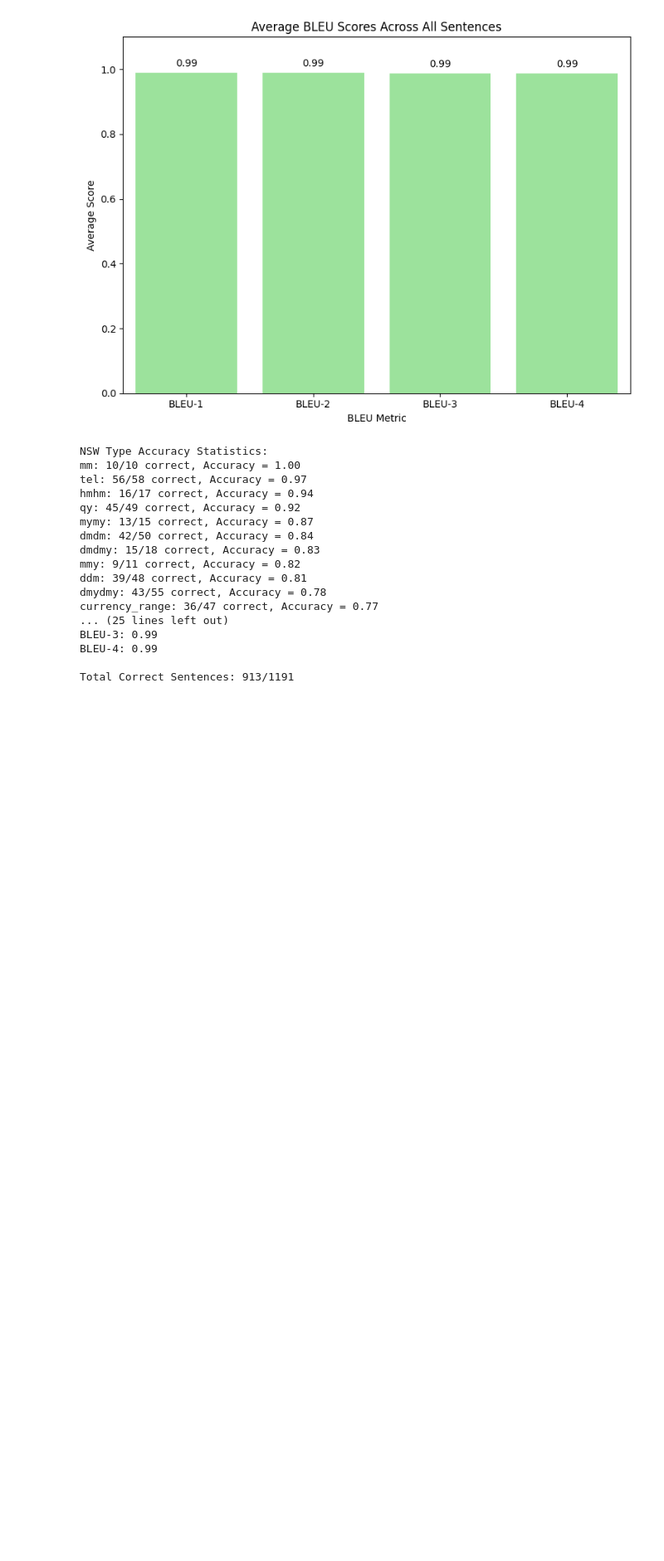
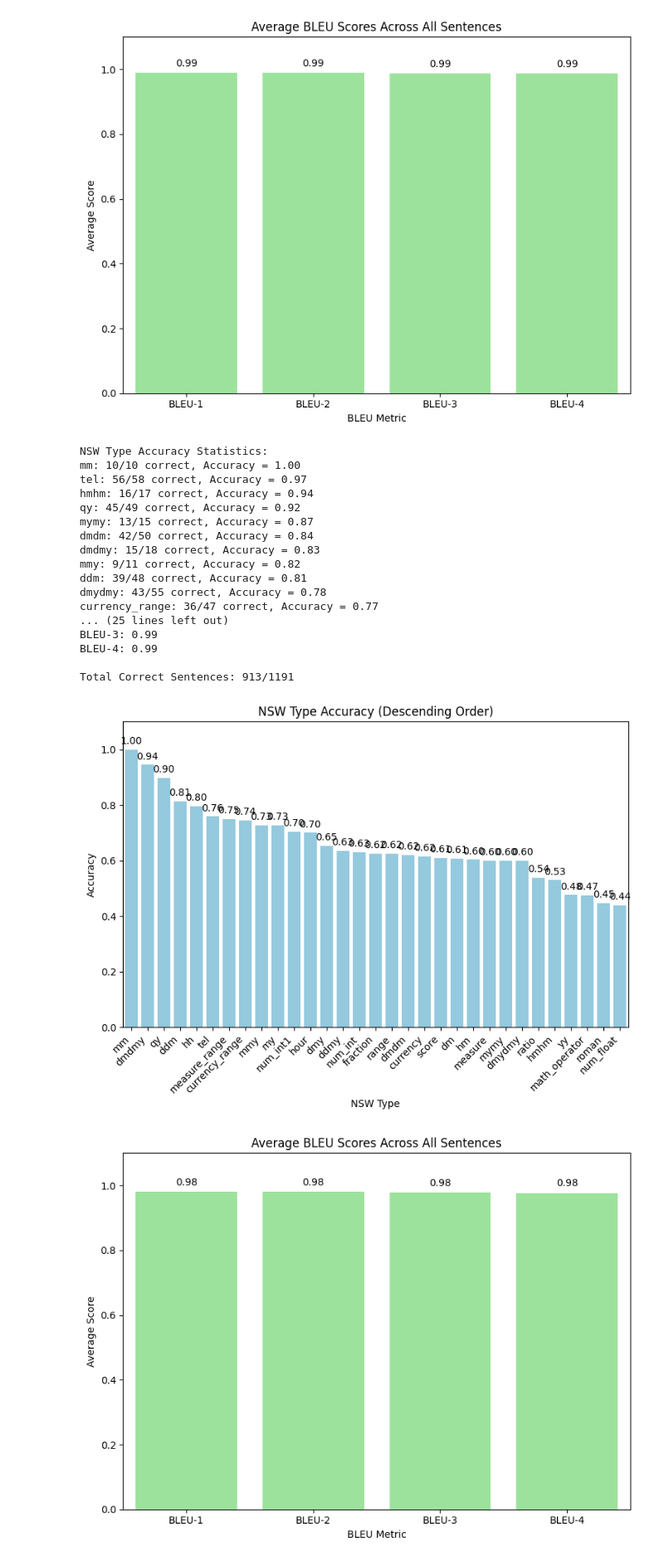
Before and after one commit to datnt3/text-normalization, a Jupyter notebook: notebooks/eval/qwen3b_eval.ipynb, the cells around one changed output. Shown at 83% size. Saved outputs shown, nothing was run; the diff lists cells and outputs as text; code cells hidden in the pictures; blank space fills up the shorter version.

Commit message:
eval by notebooks

```diff
--- a/notebooks/eval/qwen3b_eval.ipynb
+++ b/notebooks/eval/qwen3b_eval.ipynb
@@ -312,0 +396,6 @@ Total Correct Sentences: 913/1191
+# %%
+csv_path = "/data/datnt3/text-normalization/data_storage/eval/llm_inference/2025-06-16/00:22:56_2025-06-08_vn-qwen2.5-3b-augmented_batch144_lr2e-4-2025-06-08_1_eval.csv"  # Update to your CSV path
+show_res(csv_path)
+# %% [output]
+[figure, added]
+[figure, added]
```
Also changed, not shown: parts of 3 cells of this notebook, 10 other files.
